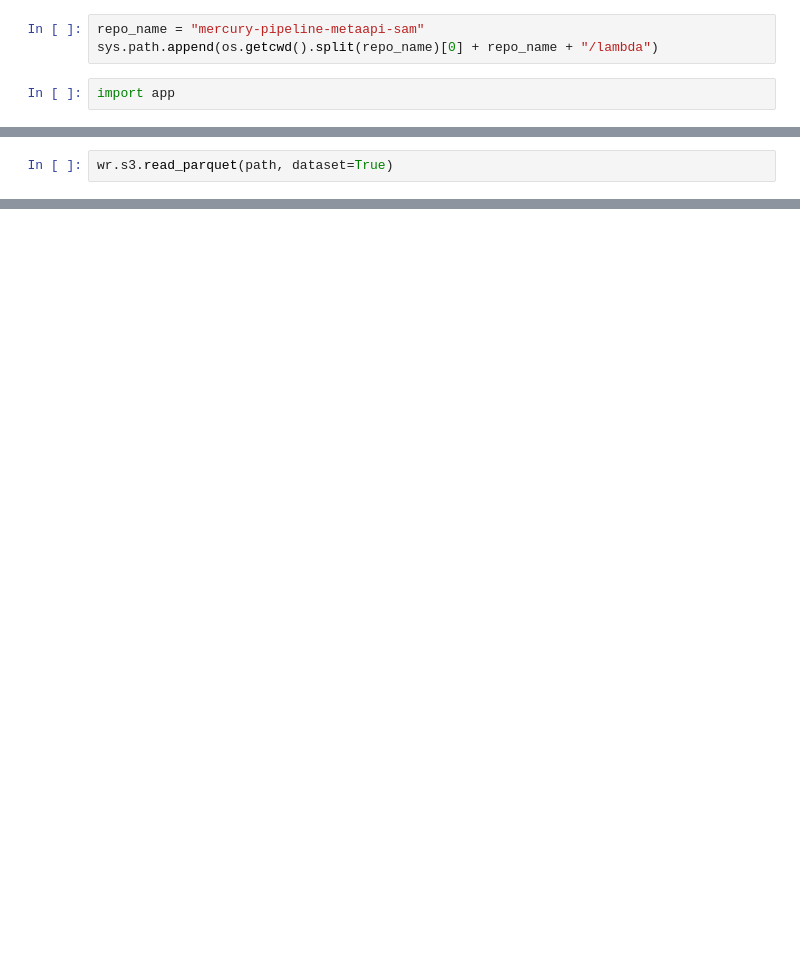
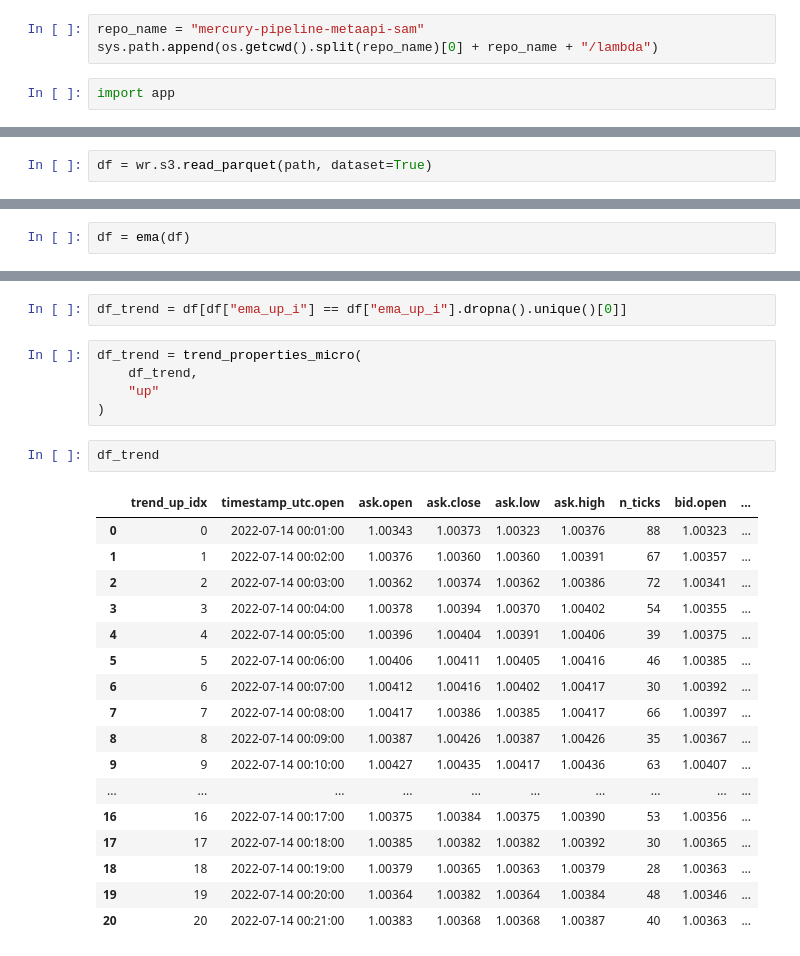
Before and after one commit to dwgriffiths/mercury-pipeline-metaapi-sam, a Jupyter notebook: notebooks/sandbox.ipynb, the cells around one changed output, grey strips where cells are left out. Cells and saved outputs as stored; diff of their text form; blank space fills up the shorter version.

Commit message:
Some prelim exploration of trends

```diff
--- a/notebooks/sandbox.ipynb
+++ b/notebooks/sandbox.ipynb
@@ -18,2 +125,2 @@ wr.s3.list_objects(path)
 # %%
-wr.s3.read_parquet(path, dataset=True)
+df = wr.s3.read_parquet(path, dataset=True)
@@ -38,0 +127,2 @@ wr.s3.read_parquet(path, dataset=True)
+# %%
+df = ema(df)
@@ -38,0 +136,27 @@ wr.s3.read_parquet(path, dataset=True)
+# %%
+df_trend = df[df["ema_up_i"] == df["ema_up_i"].dropna().unique()[0]]
+# %%
+df_trend = trend_properties_micro(
+    df_trend,
+    "up"
+)
+# %%
+df_trend
+# %% [output]
+|  | trend_up_idx | timestamp_utc.open | ask.open | ask.close | ask.low | ask.high | n_ticks | bid.open | ... |
+| 0 | 0 | 2022-07-14 00:01:00 | 1.00343 | 1.00373 | 1.00323 | 1.00376 | 88 | 1.00323 | ... |
+| 1 | 1 | 2022-07-14 00:02:00 | 1.00376 | 1.00360 | 1.00360 | 1.00391 | 67 | 1.00357 | ... |
+| 2 | 2 | 2022-07-14 00:03:00 | 1.00362 | 1.00374 | 1.00362 | 1.00386 | 72 | 1.00341 | ... |
+| 3 | 3 | 2022-07-14 00:04:00 | 1.00378 | 1.00394 | 1.00370 | 1.00402 | 54 | 1.00355 | ... |
+| 4 | 4 | 2022-07-14 00:05:00 | 1.00396 | 1.00404 | 1.00391 | 1.00406 | 39 | 1.00375 | ... |
+| 5 | 5 | 2022-07-14 00:06:00 | 1.00406 | 1.00411 | 1.00405 | 1.00416 | 46 | 1.00385 | ... |
+| 6 | 6 | 2022-07-14 00:07:00 | 1.00412 | 1.00416 | 1.00402 | 1.00417 | 30 | 1.00392 | ... |
+| 7 | 7 | 2022-07-14 00:08:00 | 1.00417 | 1.00386 | 1.00385 | 1.00417 | 66 | 1.00397 | ... |
+| 8 | 8 | 2022-07-14 00:09:00 | 1.00387 | 1.00426 | 1.00387 | 1.00426 | 35 | 1.00367 | ... |
+| 9 | 9 | 2022-07-14 00:10:00 | 1.00427 | 1.00435 | 1.00417 | 1.00436 | 63 | 1.00407 | ... |
+| ... | ... | ... | ... | ... | ... | ... | ... | ... | ... |
+| 16 | 16 | 2022-07-14 00:17:00 | 1.00375 | 1.00384 | 1.00375 | 1.00390 | 53 | 1.00356 | ... |
+| 17 | 17 | 2022-07-14 00:18:00 | 1.00385 | 1.00382 | 1.00382 | 1.00392 | 30 | 1.00365 | ... |
+| 18 | 18 | 2022-07-14 00:19:00 | 1.00379 | 1.00365 | 1.00363 | 1.00379 | 28 | 1.00363 | ... |
+| 19 | 19 | 2022-07-14 00:20:00 | 1.00364 | 1.00382 | 1.00364 | 1.00384 | 48 | 1.00346 | ... |
+| 20 | 20 | 2022-07-14 00:21:00 | 1.00383 | 1.00368 | 1.00368 | 1.00387 | 40 | 1.00363 | ... |
```
Also changed, not shown: parts of 11 cells of this notebook.
